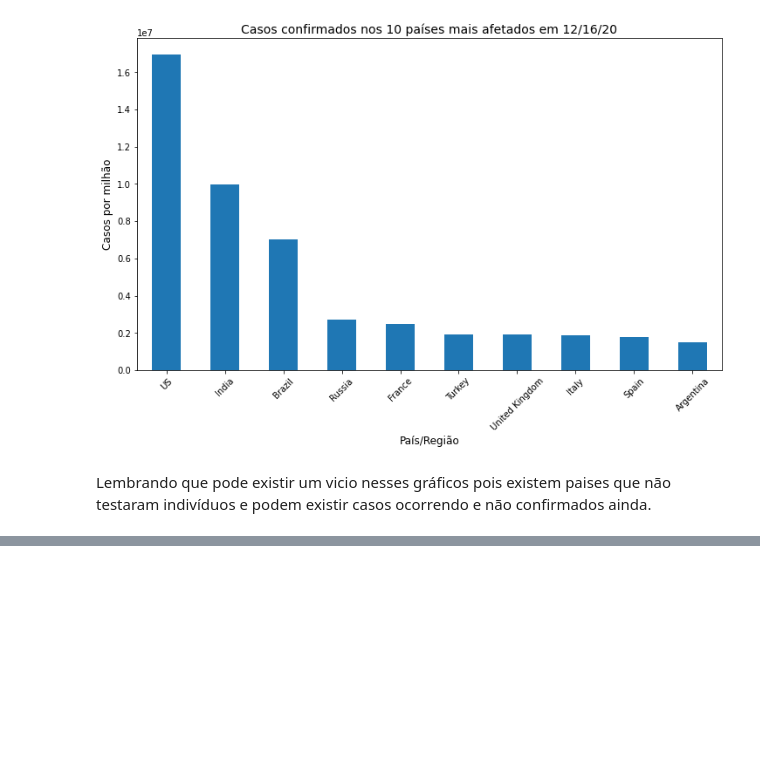
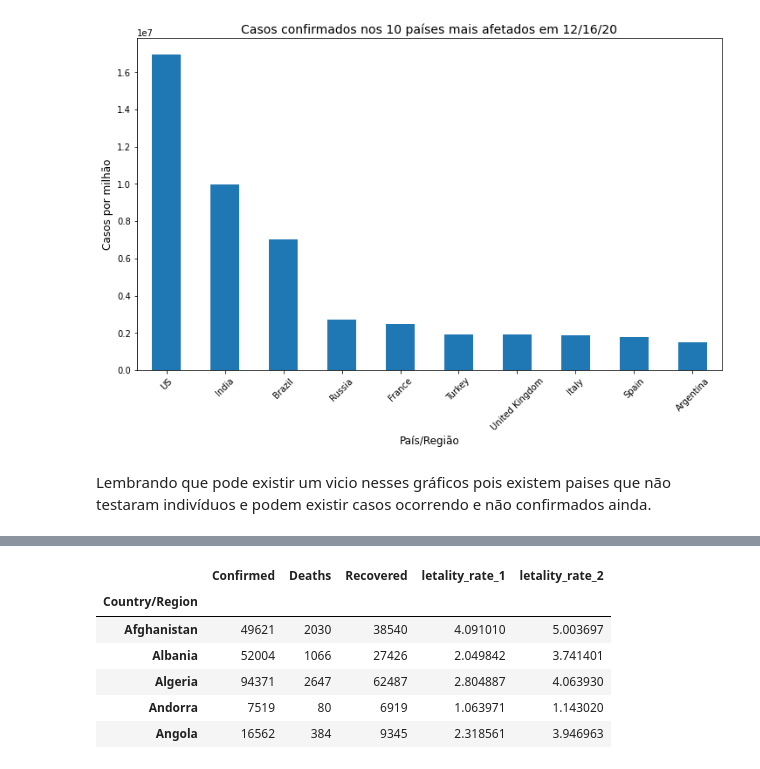
Before and after one commit to AdamStamm/estudos, a Jupyter notebook: data_science/data_science_na_saude/Curso_Data_Science_e_Saúde.ipynb, the cells around one changed output, grey strips where cells are left out. Cells and saved outputs as stored; diff of their text form; code cells hidden in the pictures; blank space fills up the shorter version.

```diff
--- a/data_science/data_science_na_saude/Curso_Data_Science_e_Saúde.ipynb
+++ b/data_science/data_science_na_saude/Curso_Data_Science_e_Saúde.ipynb
@@ -327,0 +473,12 @@ Lembrando que pode existir um vicio nesses gráficos pois existem paises que nã
+# %%
+letality_rate_2 = combined['Deaths'] / (combined['Recovered'] + combined['Deaths']) *100
+combined['letality_rate_2'] = letality_rate_2
+combined.head()
+# %% [output]
+|  | Confirmed | Deaths | Recovered | letality_rate_1 | letality_rate_2 |
+| Country/Region |  |  |  |  |  |
+| Afghanistan | 49621 | 2030 | 38540 | 4.091010 | 5.003697 |
+| Albania | 52004 | 1066 | 27426 | 2.049842 | 3.741401 |
+| Algeria | 94371 | 2647 | 62487 | 2.804887 | 4.063930 |
+| Andorra | 7519 | 80 | 6919 | 1.063971 | 1.143020 |
+| Angola | 16562 | 384 | 9345 | 2.318561 | 3.946963 |
```
Also changed, not shown: parts of 21 cells of this notebook.
